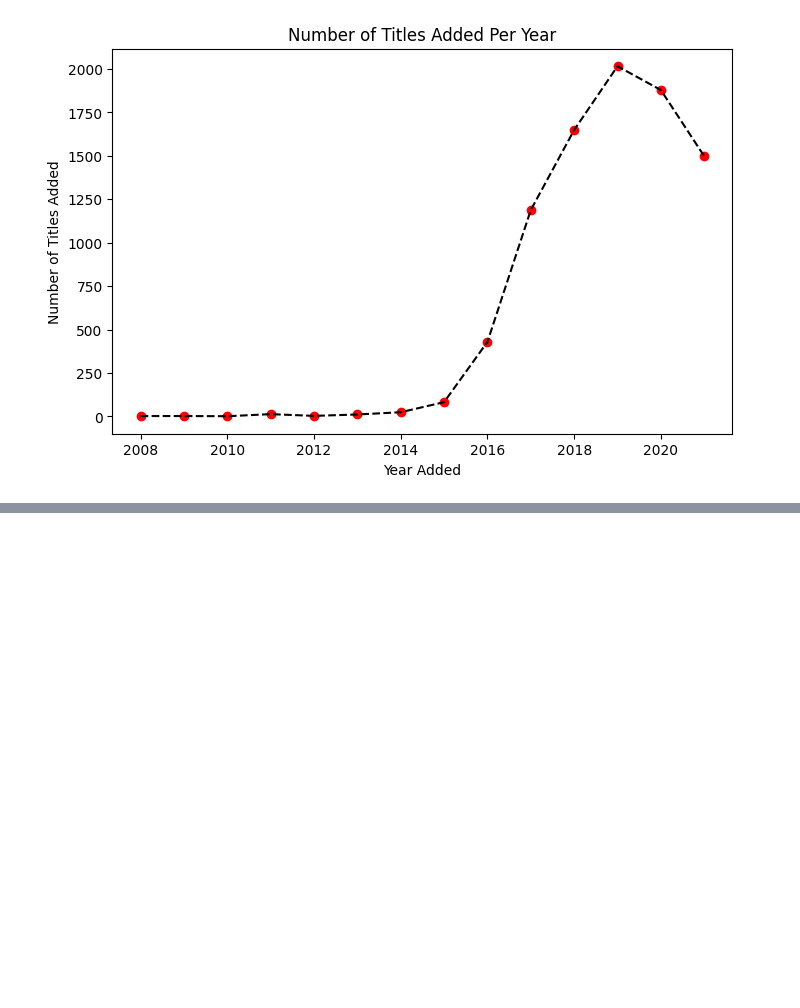
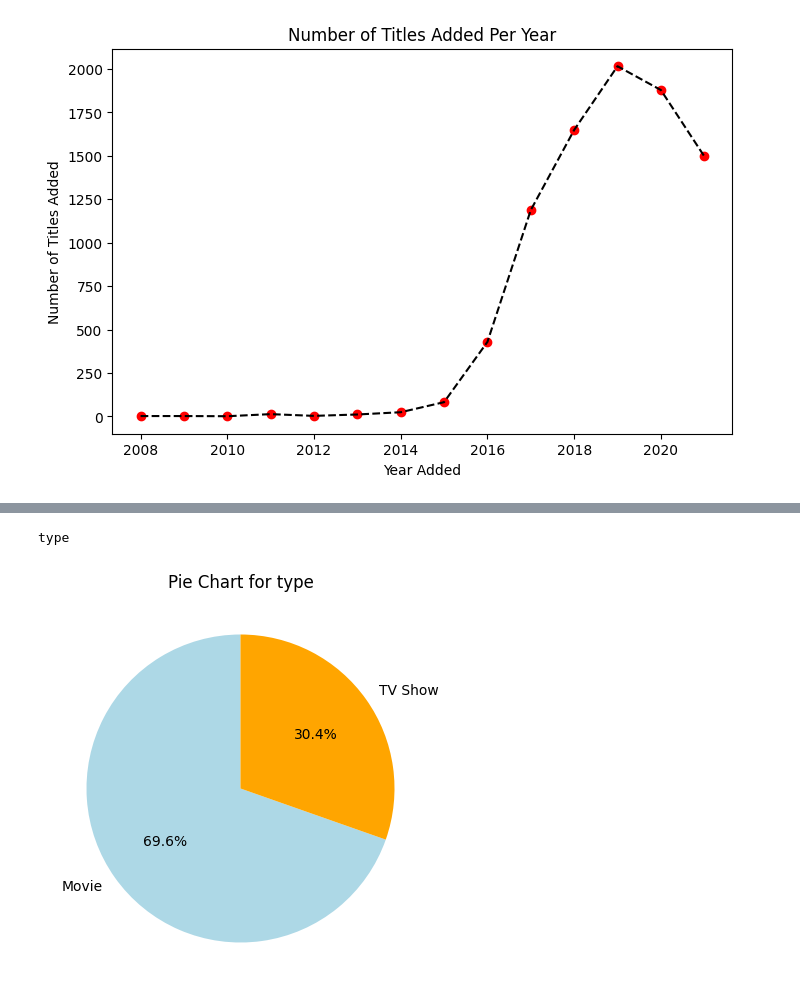
Before and after one commit to SWARUPMAGAR/ML-Lab-Assignments, a Jupyter notebook: Assignment1.ipynb, the cells around one changed output, grey strips where cells are left out. Drawn from its saved outputs; the diff is of its cells as text; code cells hidden in the pictures; blank space fills up the shorter version.

```diff
--- a/Assignment1.ipynb
+++ b/Assignment1.ipynb
@@ -163,0 +204,15 @@ plt.show()
+# %%
+#Pie chart
+
+num_cols = ['type']
+for col in num_cols:
+        print(f"{col}")
+
+        plt.figure(figsize=(5, 5))
+        data[col].value_counts().plot(kind='pie', autopct='%1.1f%%', startangle=90, colors=['lightblue', 'orange', 'yellow', 'green', 'red'])
+        plt.title(f'Pie Chart for {col}')
+        plt.ylabel('')
+        plt.show()
+# %% [output]
+type
+[figure, added]
```
Also changed, not shown: parts of 5 cells of this notebook.
